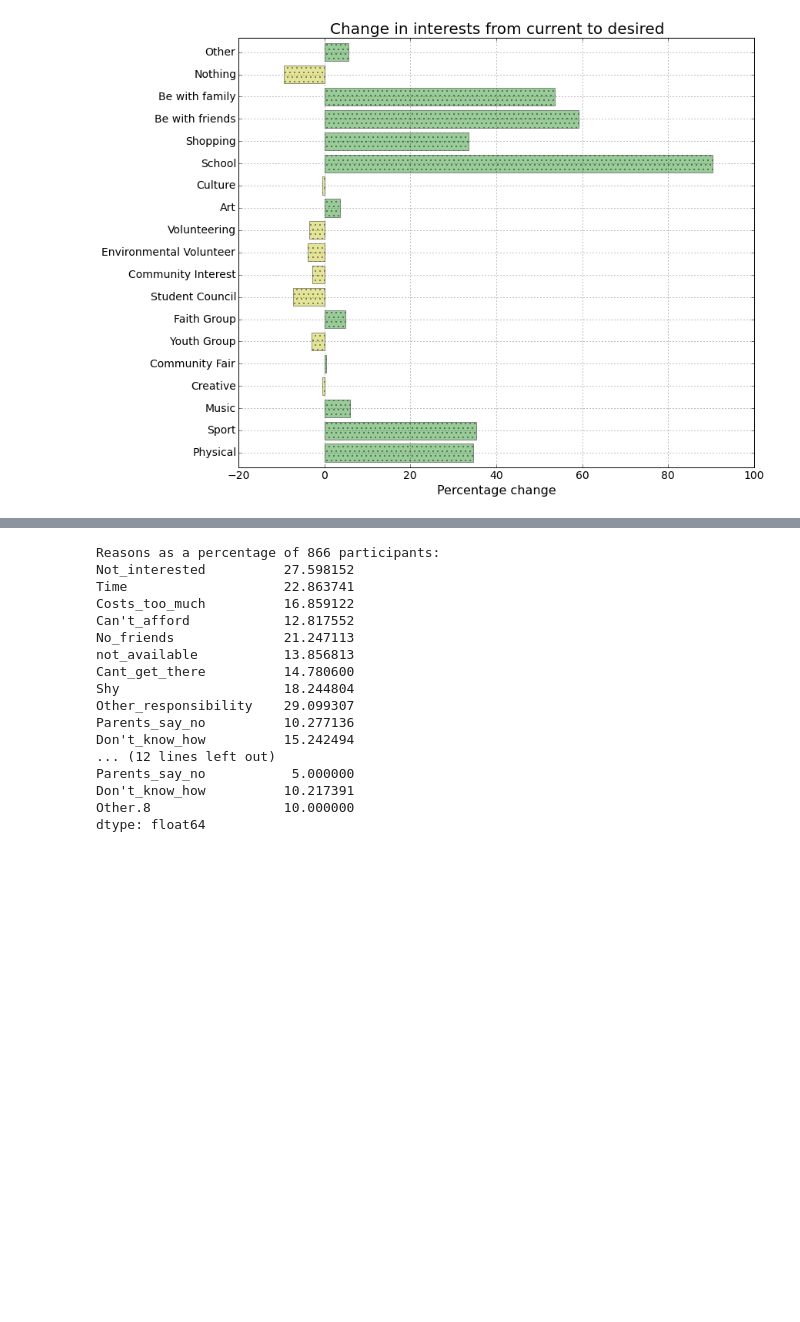
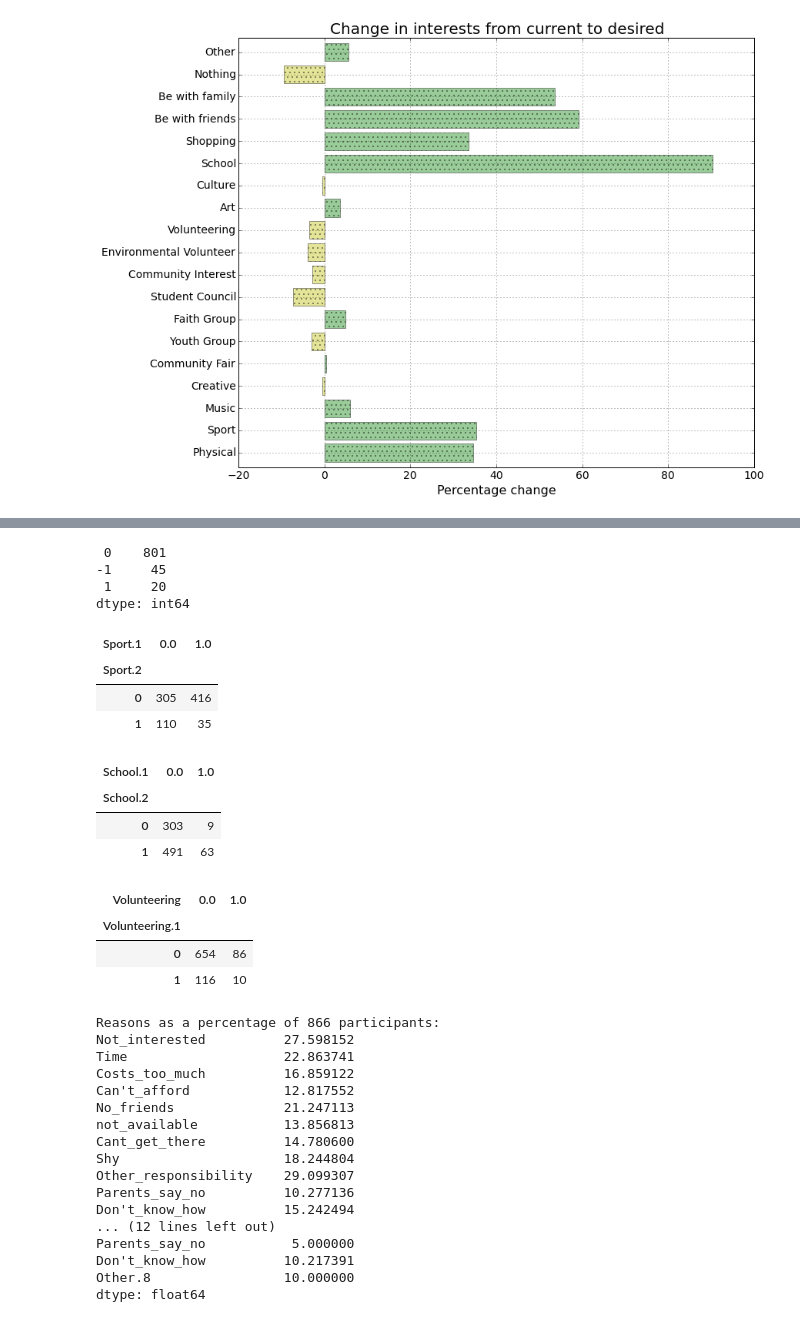
Before and after one commit to hillbs/Differential-Equations-and-Linear-Algebra, a Jupyter notebook: Youth_survey_git.ipynb, the cells around one changed output, grey strips where cells are left out. Cells and saved outputs as stored; diff of their text form; code cells hidden in the pictures; blank space fills up the shorter version.

```diff
--- a/Youth_survey_git.ipynb
+++ b/Youth_survey_git.ipynb
@@ -1111,3 +1102,43 @@ The above ratings were interesting for the fact that the ratings suggest youth w
+# %%
+df.Comm_interest_change = df.Community_interest.fillna(0) - df['Community_interest.1'].fillna(0)
+df.Comm_interest_change.value_counts()
+# %% [output]
+ 0    801
+-1     45
+ 1     20
+dtype: int64
+# %%
+df['Sport.1']=df['Sport.1'].fillna(0).copy()
+df['Sport.2']=df['Sport.2'].fillna(0).copy()
+sport_pivot = pd.pivot_table(df, values='ID',columns='Sport.1',index='Sport.2',aggfunc=count_nonzero)
+sport_pivot
+# %% [output]
+| Sport.1 | 0.0 | 1.0 |
+| Sport.2 |  |  |
+| 0 | 305 | 416 |
+| 1 | 110 | 35 |
+# %%
+df['School.1']=df['School.1'].fillna(0).copy()
+df['School.2']=df['School.2'].fillna(0).copy()
+school_pivot = pd.pivot_table(df, values='ID',columns='School.1',index='School.2',
+                             aggfunc=count_nonzero)
+school_pivot
+# %% [output]
+| School.1 | 0.0 | 1.0 |
+| School.2 |  |  |
+| 0 | 303 | 9 |
+| 1 | 491 | 63 |
+# %%
+df['Volunteering']=df['Volunteering'].fillna(0).copy()
+df['Volunteering.1']=df['Volunteering.1'].fillna(0).copy()
+vol_pivot = pd.pivot_table(df, values='ID',columns='Volunteering',index='Volunteering.1',
+                             aggfunc=count_nonzero)
+vol_pivot
+# %% [output]
+| Volunteering | 0.0 | 1.0 |
+| Volunteering.1 |  |  |
+| 0 | 654 | 86 |
+| 1 | 116 | 10 |
 # %%
 print 'Reasons as a percentage of 866 participants:'
 print df.loc[:,'Not_interested':'Other.8'].count()/len(df.index)*100
```
Also changed, not shown: parts of 10 cells of this notebook.
